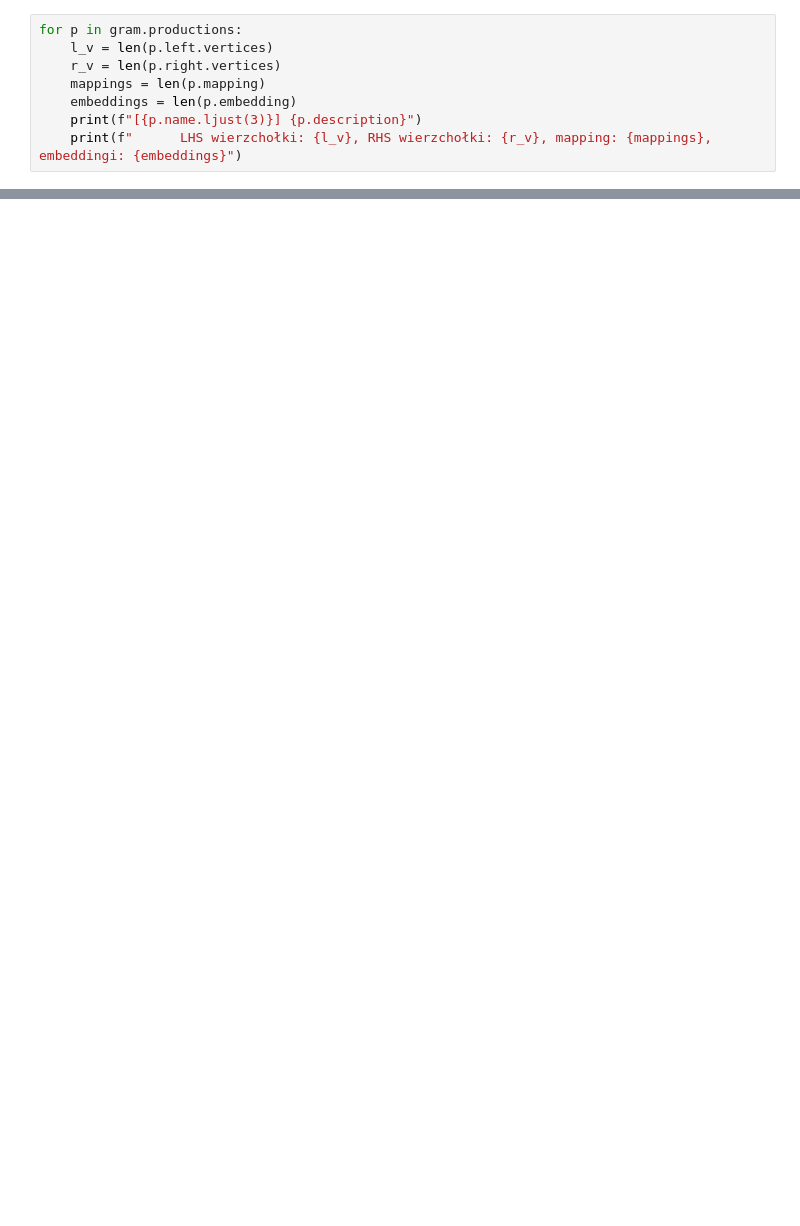
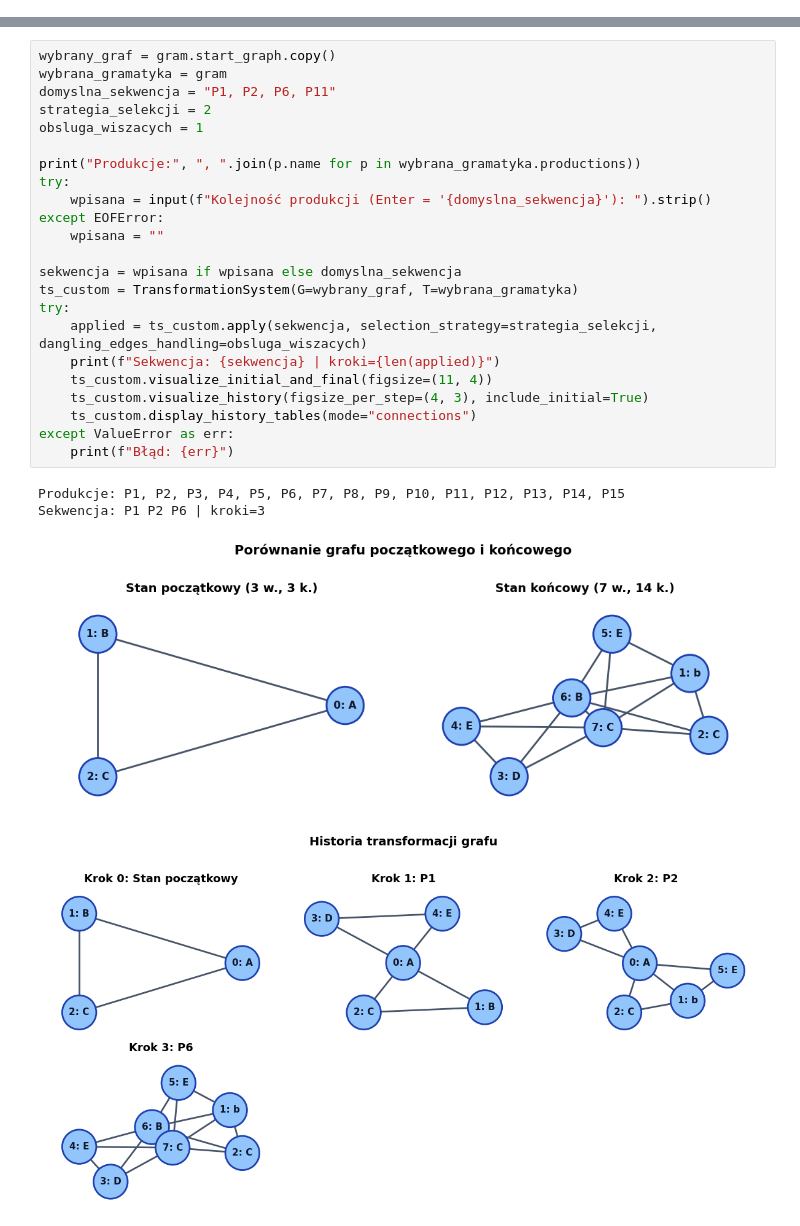
Before and after one commit to VecNine/wybrane-problemy-teorii-grafow, a Jupyter notebook: wptg.ipynb, the cells around one changed output, grey strips where cells are left out. Saved outputs shown, nothing was run; the diff lists cells and outputs as text; blank space fills up the shorter version.

```diff
--- a/wptg.ipynb
+++ b/wptg.ipynb
@@ -96,8 +0,0 @@ Liczba produkcji: 15
-# %%
-for p in gram.productions:
-    l_v = len(p.left.vertices)
-    r_v = len(p.right.vertices)
-    mappings = len(p.mapping)
-    embeddings = len(p.embedding)
-    print(f"[{p.name.ljust(3)}] {p.description}")
-    print(f"      LHS wierzchołki: {l_v}, RHS wierzchołki: {r_v}, mapping: {mappings}, embeddingi: {embeddings}")
@@ -400,0 +192,28 @@ Krok 3: Produkcja P6
+# %%
+wybrany_graf = gram.start_graph.copy()
+wybrana_gramatyka = gram
+domyslna_sekwencja = "P1, P2, P6, P11"
+strategia_selekcji = 2
+obsluga_wiszacych = 1
+
+print("Produkcje:", ", ".join(p.name for p in wybrana_gramatyka.productions))
+try:
+    wpisana = input(f"Kolejność produkcji (Enter = '{domyslna_sekwencja}'): ").strip()
+except EOFError:
+    wpisana = ""
+
+sekwencja = wpisana if wpisana else domyslna_sekwencja
+ts_custom = TransformationSystem(G=wybrany_graf, T=wybrana_gramatyka)
+try:
+    applied = ts_custom.apply(sekwencja, selection_strategy=strategia_selekcji, dangling_edges_handling=obsluga_wiszacych)
+    print(f"Sekwencja: {sekwencja} | kroki={len(applied)}")
+    ts_custom.visualize_initial_and_final(figsize=(11, 4))
+    ts_custom.visualize_history(figsize_per_step=(4, 3), include_initial=True)
+    ts_custom.display_history_tables(mode="connections")
+except ValueError as err:
+    print(f"Błąd: {err}")
+# %% [output]
+Produkcje: P1, P2, P3, P4, P5, P6, P7, P8, P9, P10, P11, P12, P13, P14, P15
+Sekwencja: P1 P2 P6 | kroki=3
+[figure, added]
+[figure, added]
```
Also changed, not shown: parts of 44 cells of this notebook, 9 other files.
